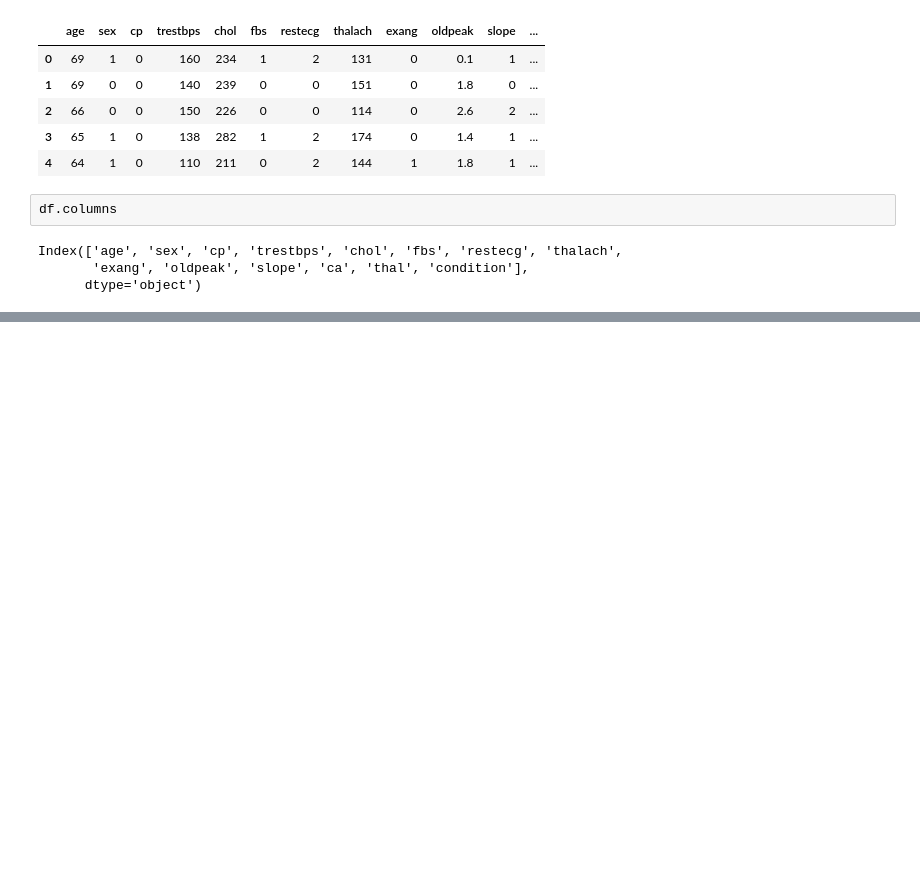
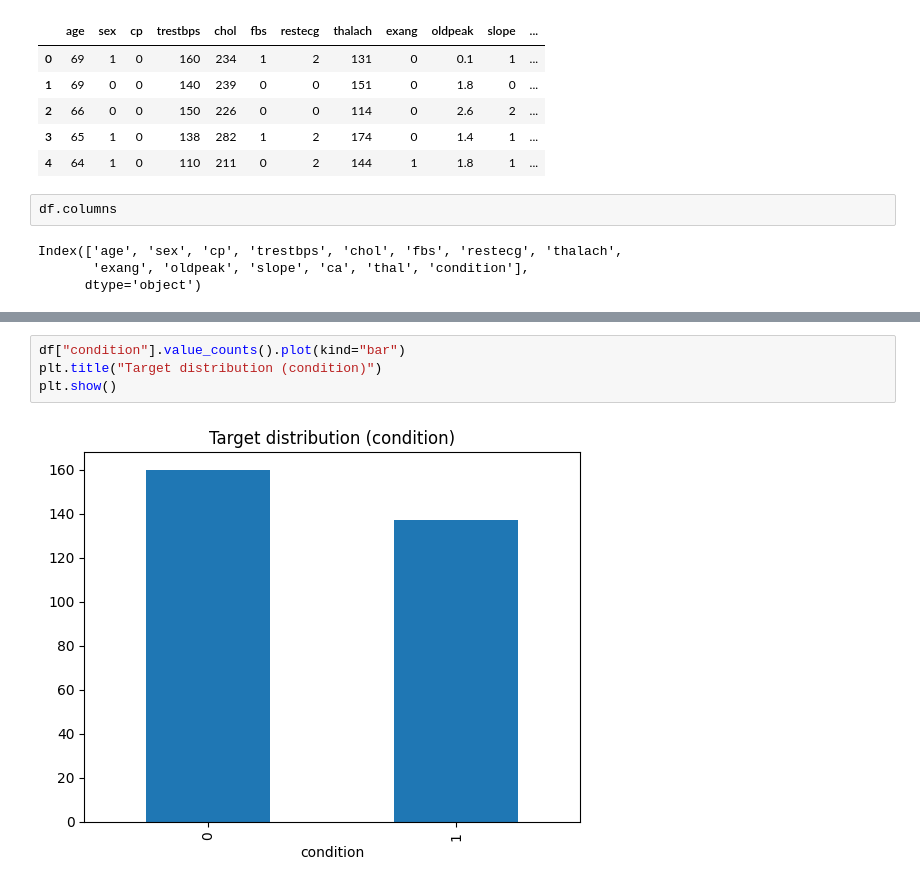
Before and after one commit to visheshgupta19/Explainable-Techniques-II, a Jupyter notebook: Explainable_Techniques_II.ipynb, the cells around one changed output, grey strips where cells are left out. Cells and saved outputs as stored; diff of their text form; blank space fills up the shorter version.

Commit message:
added the plots.

```diff
--- a/Explainable_Techniques_II.ipynb
+++ b/Explainable_Techniques_II.ipynb
@@ -20,0 +64,6 @@ Index(['age', 'sex', 'cp', 'trestbps', 'chol', 'fbs', 'restecg', 'thalach',
+# %%
+df["condition"].value_counts().plot(kind="bar")
+plt.title("Target distribution (condition)")
+plt.show()
+# %% [output]
+[figure, added]
```
Also changed, not shown: parts of 23 cells of this notebook.
